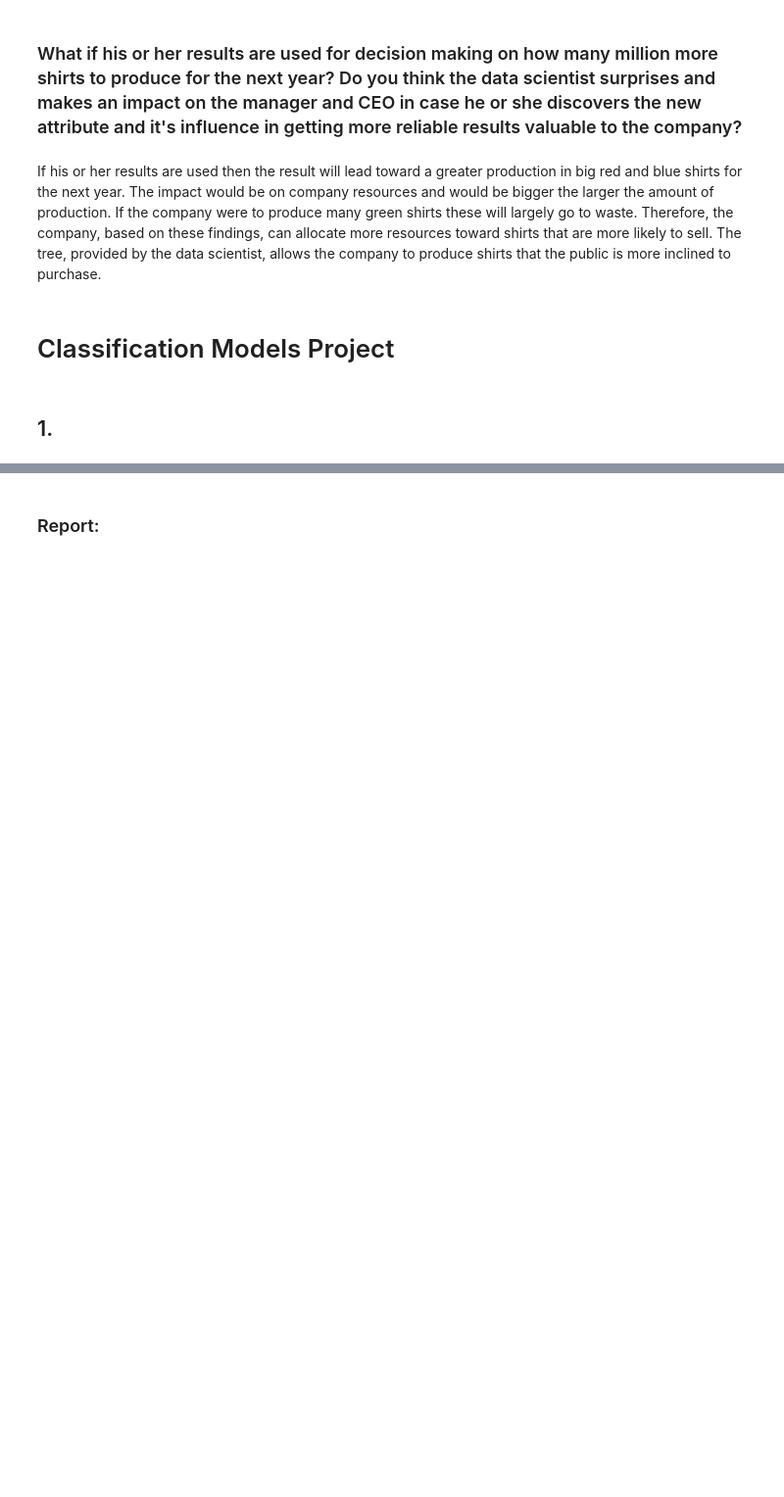
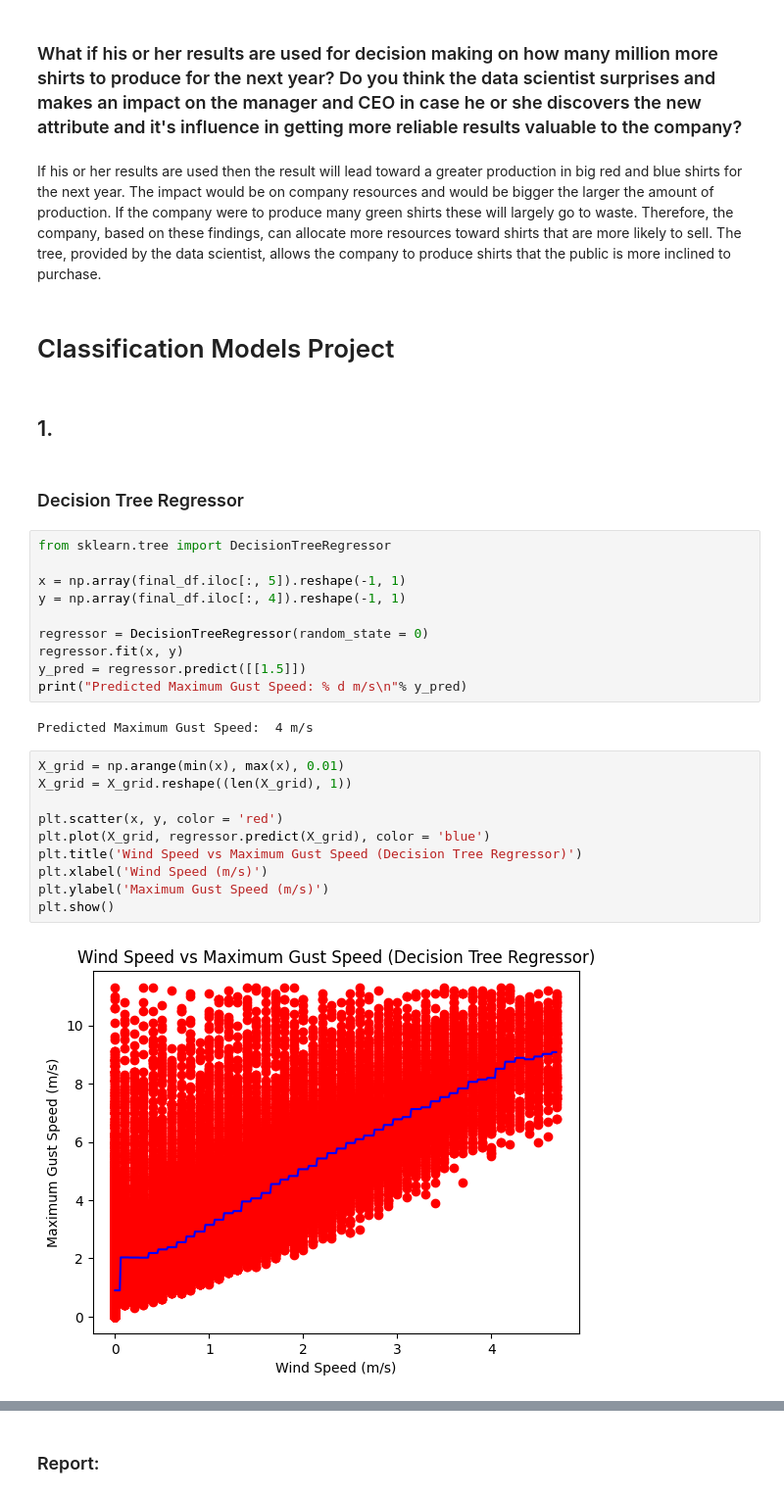
Before and after one commit to jmarmstrong1207/177-hw, a Jupyter notebook: CSC_177_Project.ipynb, the cells around one changed output, grey strips where cells are left out. Shown at 98% size. Drawn from its saved outputs; the diff is of its cells as text; blank space fills up the shorter version.

```diff
--- a/CSC_177_Project.ipynb
+++ b/CSC_177_Project.ipynb
@@ -786,3 +787,29 @@ If his or her results are used then the result will lead toward a greater produc
 # Classification Models Project
 # %% [markdown]
 ## 1.
+# %% [markdown]
+### Decision Tree Regressor
+# %%
+from sklearn.tree import DecisionTreeRegressor
+
+x = np.array(final_df.iloc[:, 5]).reshape(-1, 1)
+y = np.array(final_df.iloc[:, 4]).reshape(-1, 1)
+
+regressor = DecisionTreeRegressor(random_state = 0)
+regressor.fit(x, y)
+y_pred = regressor.predict([[1.5]])
+print("Predicted Maximum Gust Speed: % d m/s\n"% y_pred)
+# %% [output]
+Predicted Maximum Gust Speed:  4 m/s
+# %%
+X_grid = np.arange(min(x), max(x), 0.01)
+X_grid = X_grid.reshape((len(X_grid), 1))
+
+plt.scatter(x, y, color = 'red')
+plt.plot(X_grid, regressor.predict(X_grid), color = 'blue')
+plt.title('Wind Speed vs Maximum Gust Speed (Decision Tree Regressor)')
+plt.xlabel('Wind Speed (m/s)')
+plt.ylabel('Maximum Gust Speed (m/s)')
+plt.show()
+# %% [output]
+[figure, added]
```
Also changed, not shown: parts of 7 cells of this notebook.
